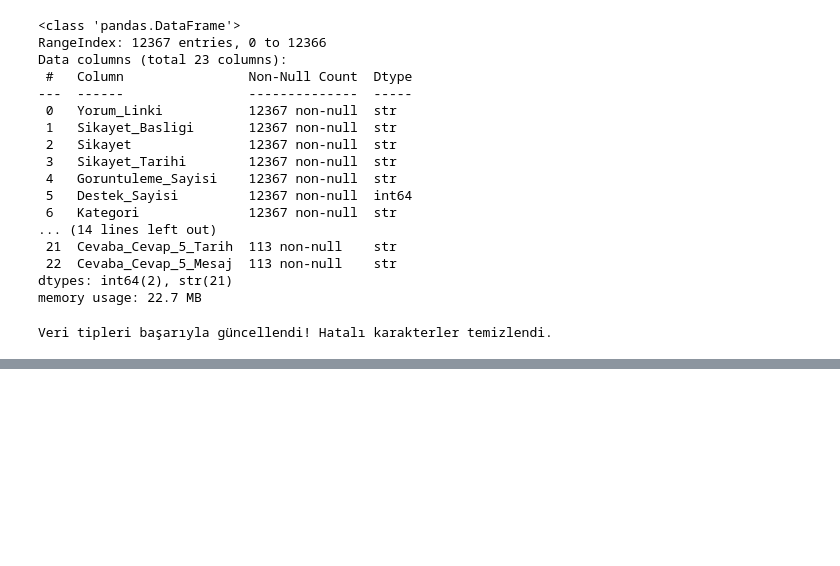
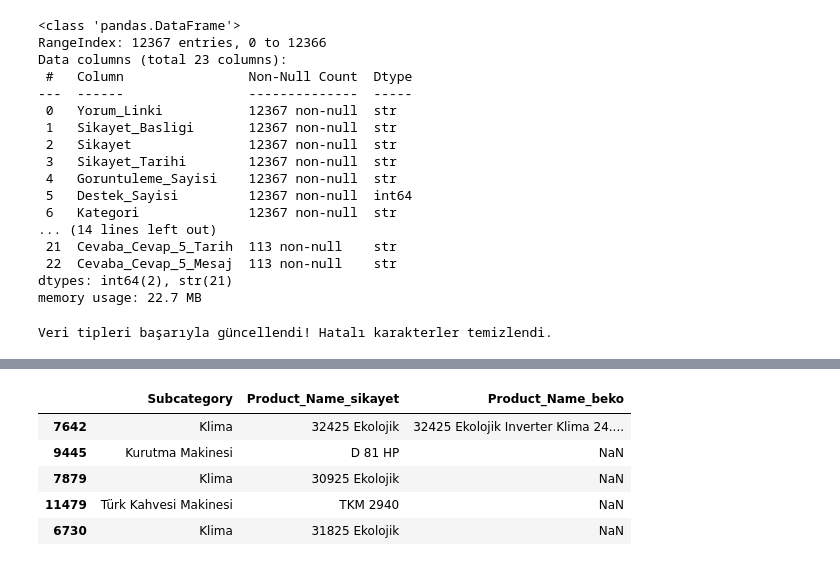
Before and after one commit to betultgumus/ybst-veri-bilimi, a Jupyter notebook: beko/notebooks/1_veri_temizleme.ipynb, the cells around one changed output, grey strips where cells are left out. Drawn from its saved outputs; the diff is of its cells as text; code cells hidden in the pictures; blank space fills up the shorter version.

```diff
--- a/beko/notebooks/1_veri_temizleme.ipynb
+++ b/beko/notebooks/1_veri_temizleme.ipynb
@@ -1857,0 +2369,19 @@ memory usage: 21.5 MB
+# %%
+# 1. Subcategory sütununda "Diğer" yazanları bul ve NaN (boş) olarak işaretle
+df_final['Subcategory'] = df_final['Subcategory'].replace('Diğer', np.nan)
+
+# 2. Subcategory boşsa (NaN ise), o satırdaki Category değeriyle doldur
+# (İkisi de doluysa Subcategory'deki orijinal değer aynen kalır)
+df_final['Subcategory'] = df_final['Subcategory'].fillna(df_final['Category'])
+
+# 3. Artık ihtiyacımız kalmayan Category sütununu DataFrame'den tamamen sil
+df_final.drop('Category', axis=1, inplace=True)
+# %%
+df_final[["Subcategory", "Product_Name_sikayet", "Product_Name_beko"]].sample(5, random_state=42)
+# %% [output]
+|  | Subcategory | Product_Name_sikayet | Product_Name_beko |
+| 7642 | Klima | 32425 Ekolojik | 32425 Ekolojik Inverter Klima 24.... |
+| 9445 | Kurutma Makinesi | D 81 HP | NaN |
+| 7879 | Klima | 30925 Ekolojik | NaN |
+| 11479 | Türk Kahvesi Makinesi | TKM 2940 | NaN |
+| 6730 | Klima | 31825 Ekolojik | NaN |
```
Also changed, not shown: parts of 53 cells of this notebook, 3 other files.
